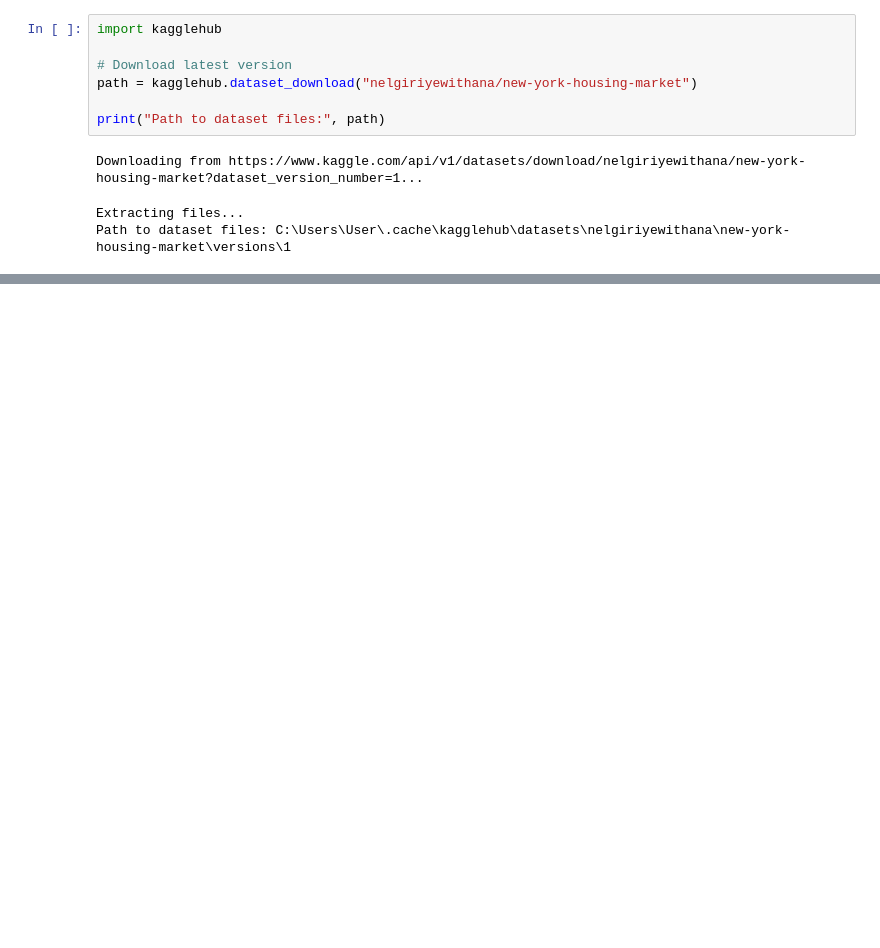
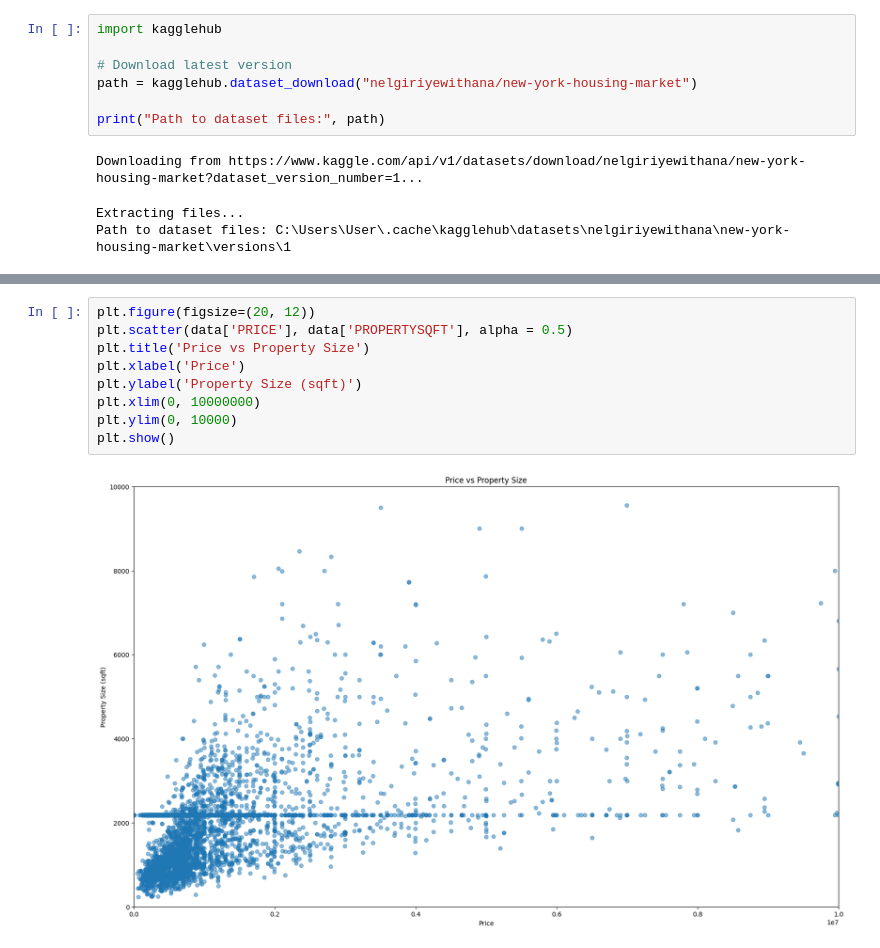
Before and after one commit to AndreHiratsuka/IC_MC, a Jupyter notebook: regression.ipynb, the cells around one changed output, grey strips where cells are left out. Drawn from its saved outputs; the diff is of its cells as text; blank space fills up the shorter version.

```diff
--- a/regression.ipynb
+++ b/regression.ipynb
@@ -24,0 +38,11 @@ data.head()
+# %%
+plt.figure(figsize=(20, 12))
+plt.scatter(data['PRICE'], data['PROPERTYSQFT'], alpha = 0.5)
+plt.title('Price vs Property Size')
+plt.xlabel('Price')
+plt.ylabel('Property Size (sqft)')
+plt.xlim(0, 10000000)
+plt.ylim(0, 10000)
+plt.show()
+# %% [output]
+[figure, added]
```
Also changed, not shown: parts of 3 cells of this notebook.
